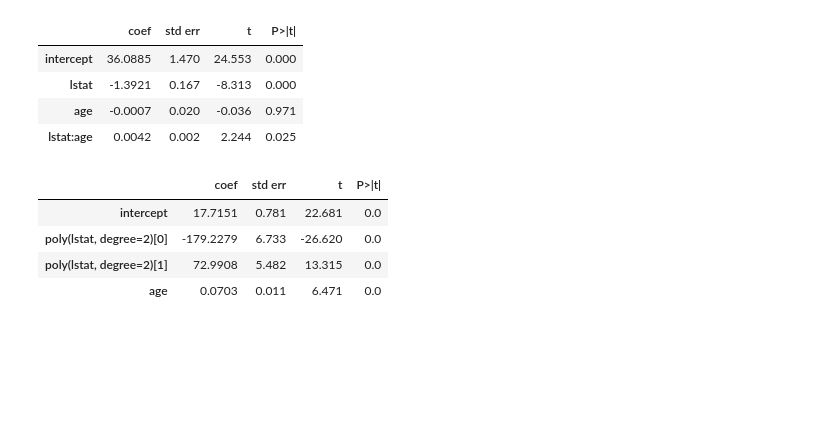
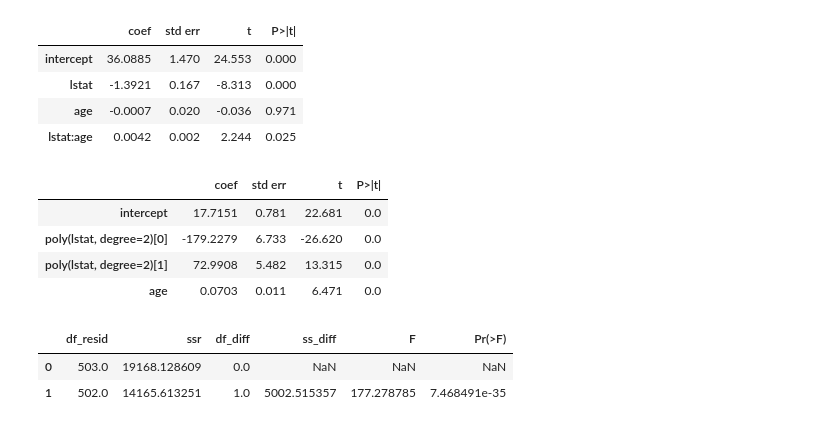
Before and after one commit to william-brace/ISLP, a Jupyter notebook: chapter3/lab/chapter3Lab.ipynb, the cells around one changed output. Cells and saved outputs as stored; diff of their text form; code cells hidden in the pictures; blank space fills up the shorter version.

```diff
--- a/chapter3/lab/chapter3Lab.ipynb
+++ b/chapter3/lab/chapter3Lab.ipynb
@@ -308,3 +308,9 @@ summarize(result3)
 | poly(lstat, degree=2)[0] | -179.2279 | 6.733 | -26.620 | 0.0 |
 | poly(lstat, degree=2)[1] | 72.9908 | 5.482 | 13.315 | 0.0 |
 | age | 0.0703 | 0.011 | 6.471 | 0.0 |
+# %%
+anova_lm(results1, results3)
+# %% [output]
+|  | df_resid | ssr | df_diff | ss_diff | F | Pr(>F) |
+| 0 | 503.0 | 19168.128609 | 0.0 | NaN | NaN | NaN |
+| 1 | 502.0 | 14165.613251 | 1.0 | 5002.515357 | 177.278785 | 7.468491e-35 |
```
Also changed, not shown: parts of 4 cells of this notebook.
